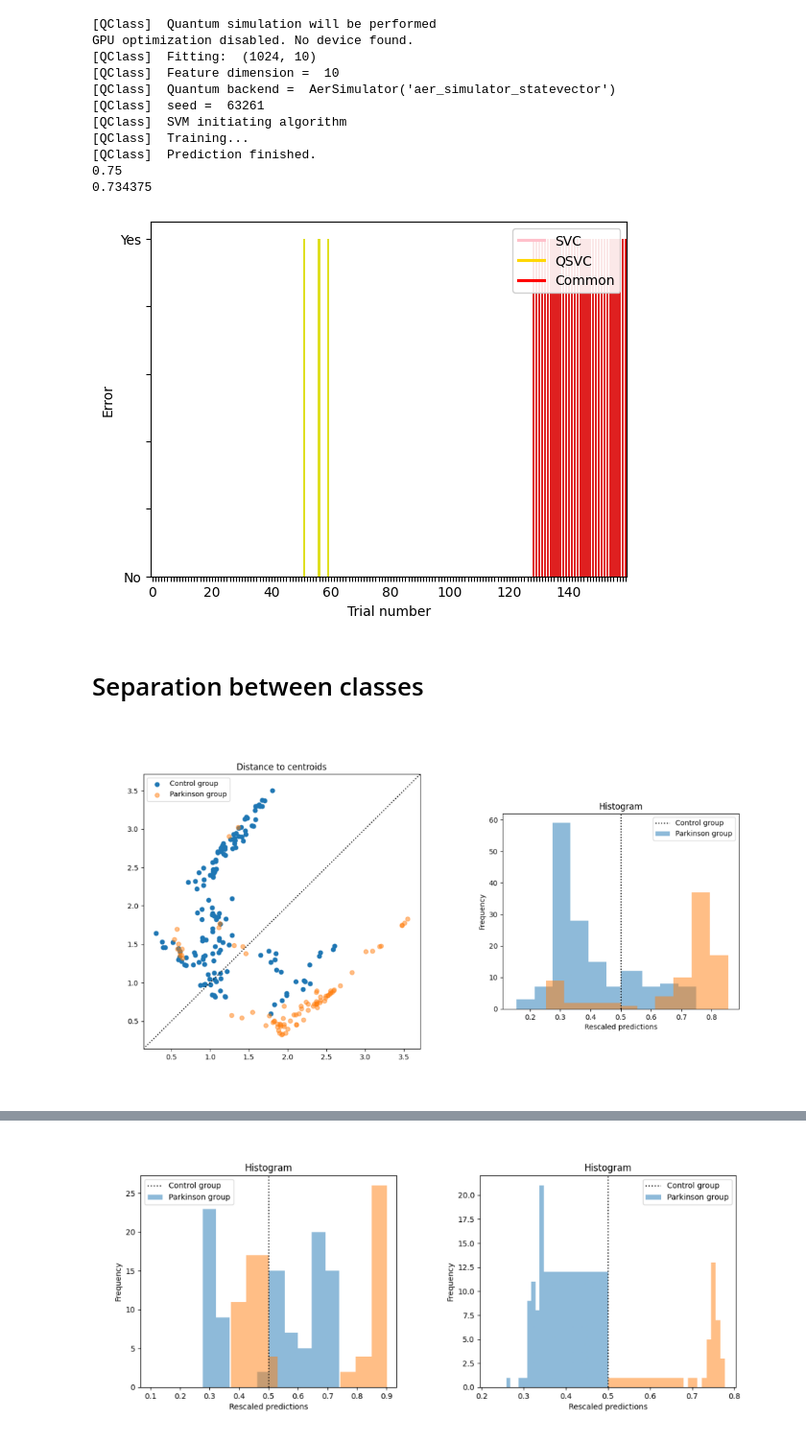
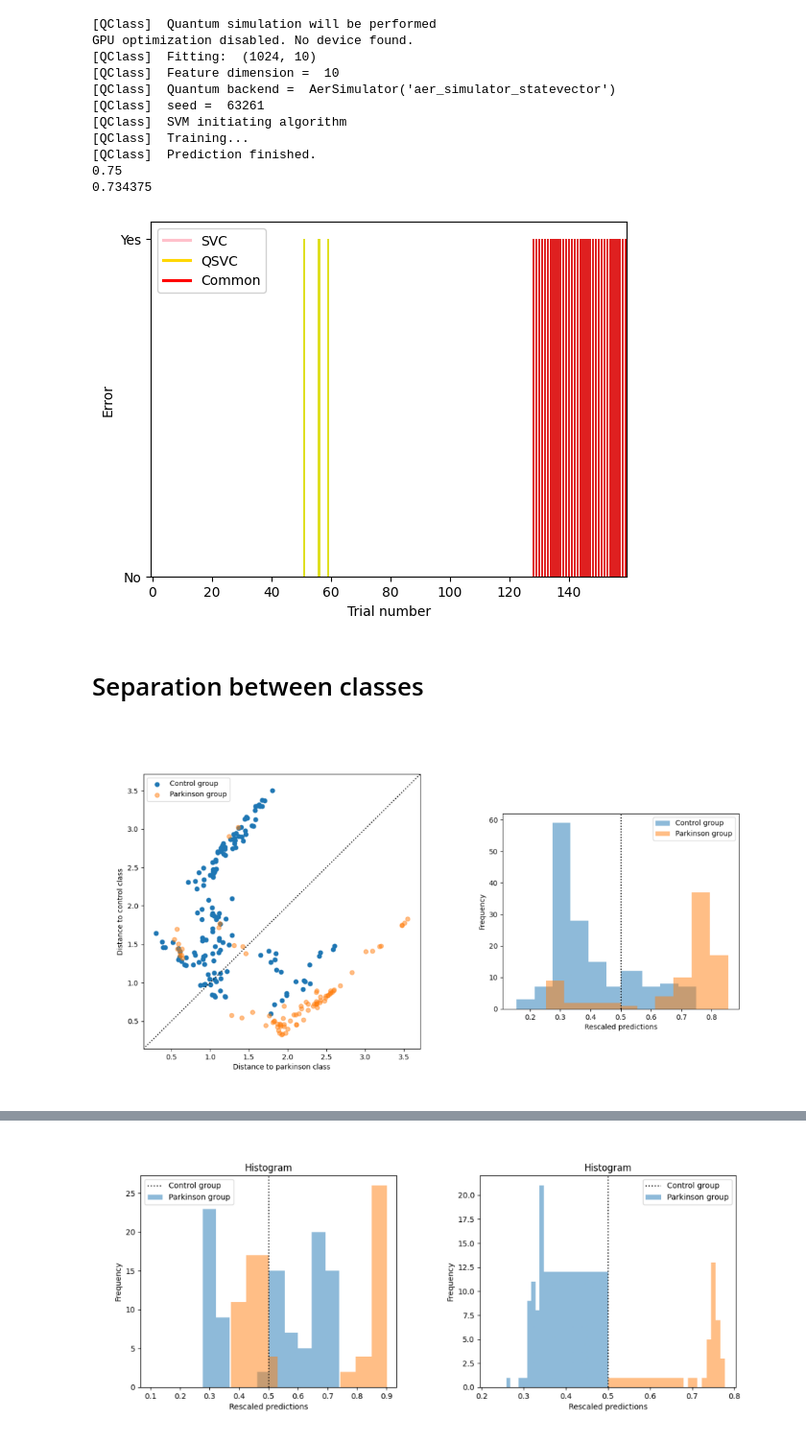
Before and after one commit to jiggychauhi/QC-Gait-Analysis, a Jupyter notebook: notebook_clean.ipynb, the cells around one changed output, grey strips where cells are left out. Shown at 96% size. Drawn from its saved outputs; the diff is of its cells as text; code cells hidden in the pictures.

Commit message:
update image 4 and 5

```diff
--- a/notebook_clean.ipynb
+++ b/notebook_clean.ipynb
@@ -360,29 +360,31 @@ GPU optimization disabled. No device found.
 # %%
 # Display the error made by the two classifier
 error_svc = abs(y_test - y_pred_svc)
 error_qsvc = abs(y_test - y_pred_qsvc)
 
 error_common = (error_svc == 1) & (error_qsvc == 1)
 
 data = pd.DataFrame({"SVC": error_svc, "QSVC": error_qsvc, "Common": error_common})
 
 sns.barplot(data, x=data.index, y="SVC", color="pink")
 sns.barplot(data, x=data.index, y="QSVC", color="yellow")
 ax = sns.barplot(data, x=data.index, y="Common", color="red")
 
 # Met en forme la numerotation et le nom des axes
 ax.set(xlabel='Trial number', ylabel='Error')
-ax.set_yticklabels(['No', '', '', '', '', 'Yes'])
-ax.set_xticklabels([i if i % 20 == 0 else '' for i in range(len(data.index))])
+ax.set_yticks([0, 1])
+ax.set_yticklabels(['No','Yes'])
 
+ax.set_xticks([i for i in range(len(data.index)) if i % 20 == 0 ])
+ax.set_xticklabels([i for i in range(len(data.index)) if i % 20 == 0 ])
 # Legend
-plt.legend(title='', loc='upper right', labels=['SVC', 'QSVC', 'Common'], framealpha=0.9)
+plt.legend(title='', loc='upper left', labels=['SVC', 'QSVC', 'Common'], framealpha=0.9)
 leg = plt.gca().get_legend()
 leg.legend_handles[0].set_color('pink')
 leg.legend_handles[1].set_color('#FFD700')
 leg.legend_handles[2].set_color('red')
 # %% [output]
-[figure, old version]
+[figure, new version]
 # %% [markdown]
 # Separation between classes
 # %%
@@ -431,14 +433,15 @@ def merge_2axes(fig1, fig2, file_name1="f1.png", file_name2="f2.png"):
 # Random split
 dists_random = pipe_mdm.fit(X_train_random, y_train_random).transform(X_test_random)
 fig1 = plot_biscatter(dists_random, y_test_random)
-fig1.axes[0].set_title('Distance to centroids')
+# fig1.axes[0].set_title('Distance to centroids')
 fig1.axes[0].legend(['Control group', 'Parkinson group'])
-
+fig1.axes[0].set(xlabel='Distance to parkinson class', ylabel='Distance to control class')
 fig2 = plot_bihist(dists_random, y_test_random)
-fig2.axes[0].legend(['Control group', 'Parkinson group'])
+fig2.axes[0].legend(['_', 'Control group', 'Parkinson group'])
+fig2.axes[0].set_title('')
 fig = merge_2axes(fig1, fig2)
 # %% [output]
-[figure, old version]
+[figure, new version]
 # %%
 # Use mdm to get the distances between the classes
 ## best split
```
Also changed, not shown: parts of 2 cells of this notebook, 4 other files.
